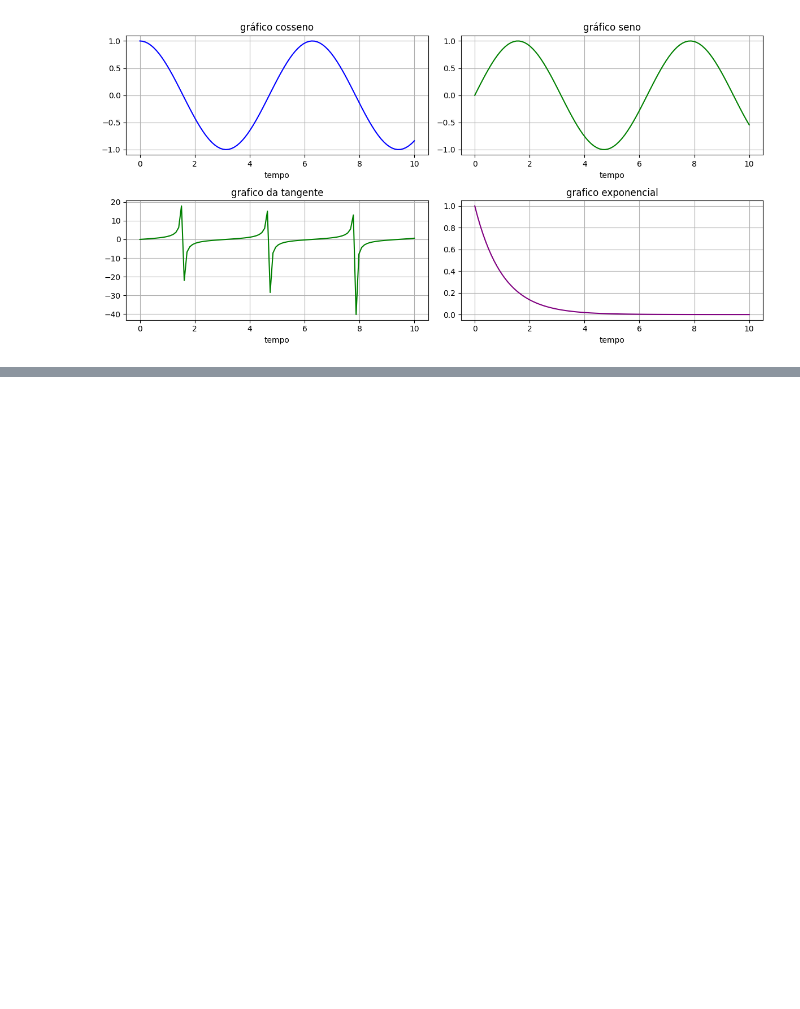
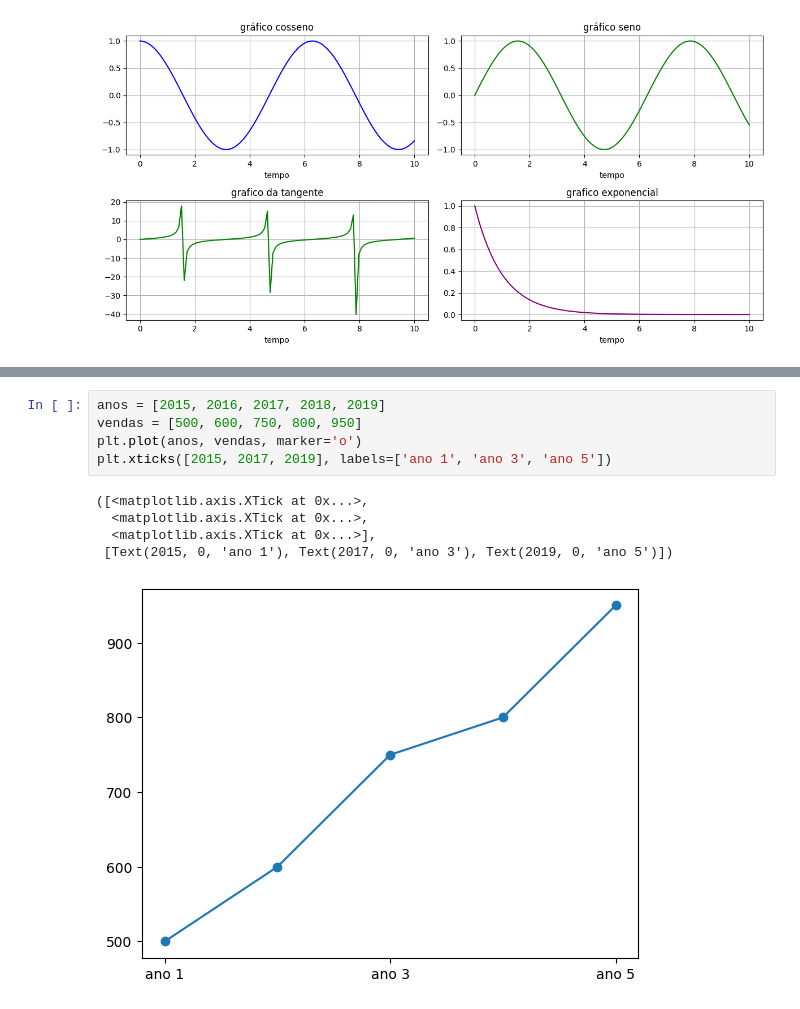
Before and after one commit to adrielnascimento/Flask_sqlalchemy, a Jupyter notebook: matplot.ipynb, the cells around one changed output, grey strips where cells are left out. Drawn from its saved outputs; the diff is of its cells as text; blank space fills up the shorter version.

```diff
--- a/matplot.ipynb
+++ b/matplot.ipynb
@@ -183,0 +207,11 @@ plt.show()
+# %%
+anos = [2015, 2016, 2017, 2018, 2019]
+vendas = [500, 600, 750, 800, 950]
+plt.plot(anos, vendas, marker='o')
+plt.xticks([2015, 2017, 2019], labels=['ano 1', 'ano 3', 'ano 5'])
+# %% [output]
+([<matplotlib.axis.XTick at 0x...>,
+  <matplotlib.axis.XTick at 0x...>,
+  <matplotlib.axis.XTick at 0x...>],
+ [Text(2015, 0, 'ano 1'), Text(2017, 0, 'ano 3'), Text(2019, 0, 'ano 5')])
+[figure, added]
```
Also changed, not shown: parts of 4 cells of this notebook.
